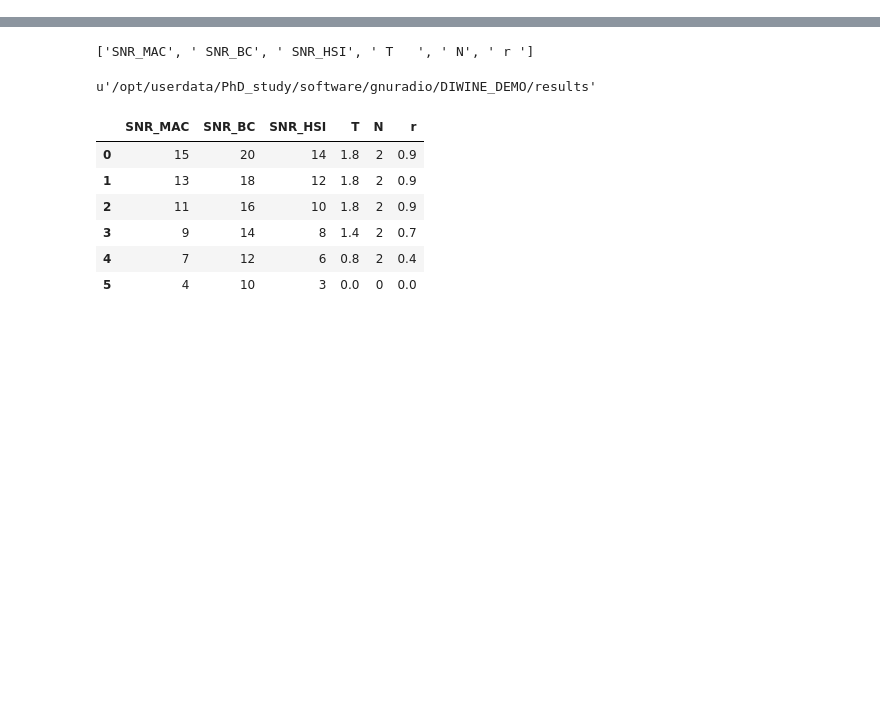
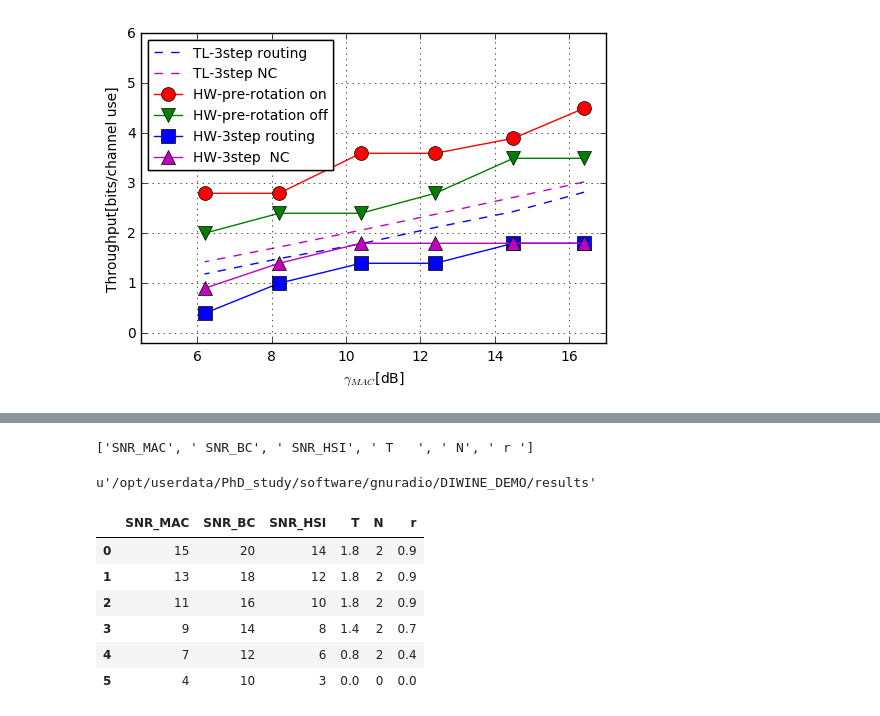
Before and after one commit to ProchazkaPavel/EURASIP_2017, a Jupyter notebook: results/Throughput_plotter.ipynb, the cells around one changed output, grey strips where cells are left out. Cells and saved outputs as stored; diff of their text form; code cells hidden in the pictures; blank space fills up the shorter version.

Commit message:
Redrawn Figures in 3-step comparison and added some comments.

```diff
--- a/results/Throughput_plotter.ipynb
+++ b/results/Throughput_plotter.ipynb
@@ -29,3 +31,47 @@ plt.show()
+# %%
+la = ['scheme_a_TL_B','scheme_a_TL_B1','scheme_a_HW_A', 'scheme_a_HW_A1',
+      'scheme_a_HW_B','scheme_a_HW_B1']
+
+marks = ['b--', 'm--', 'r-o', 'g-v', 'b-s', 'm-^']
+marks_size = [10,10,10,10,10,10]
+
+plt.figure(figsize=(6,4))
+
+labs = ['TL-3step routing', 'TL-3step NC',
+        'HW-pre-rotation on', 'HW-pre-rotation off', 'HW-3step routing',
+        'HW-3step  NC']
+for j in range(len(la)):
+    lab = la[j]
+    df = pd.read_csv(lab,header=1,sep=',')
+    #print df
+    ll = list(df.columns.values)
+    #print ll
+    plt.plot([i for i in df[ll[0]]], [i for i in df[ll[3]]],marks[j], ms=marks_size[j], label = labs[j])
+leg1 = plt.legend(numpoints=1, loc = 2, ncol=1, fontsize=10)
+plt.gca().add_artist(leg1)
+pp = []
+for j in range(len(la),len(la)):
+    lab = la[j]
+    df = pd.read_csv(lab,header=1,sep=',')
+    #print df
+    ll = list(df.columns.values)
+    #print ll
+    pp.append(plt.plot([i for i in df[ll[0]]], [i for i in df[ll[3]]],marks[j], ms=marks_size[j], label = labs[j])[0])
+#plt.legend(numpoints=1, loc = 2, ncol=2, handles=pp)
+
+
+plt.ylim([-0.2, 6])
+plt.xlim([4.5,17])
+
+
+#plt.title('$\gamma_{MAC}$, $\gamma_{BC}=\gamma_{MAC}+5$, $\gamma_{HSI}=\gamma_{MAC}-1$')
+plt.xlabel('$\gamma_{MAC}$[dB]')
+plt.ylabel('Throughput[bits/channel use]')
+plt.grid()
+plt.savefig('scheme_a.eps')
+plt.show()
+# %% [output]
+[figure, added]
 # %%
 lb = ['scheme_b_TL_B','scheme_b_TL_B1','scheme_b_HW_A', 'scheme_b_HW_A1',
       'scheme_b_HW_B','scheme_b_HW_B1']
```
Also changed, not shown: parts of 3 cells of this notebook, 8 other files.
